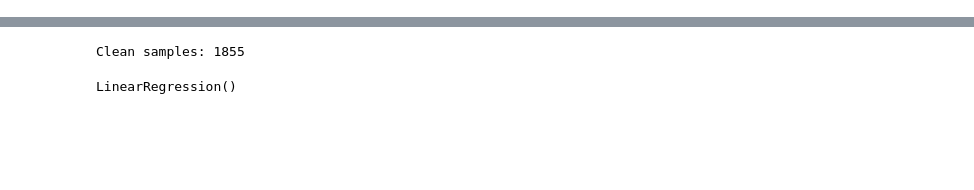
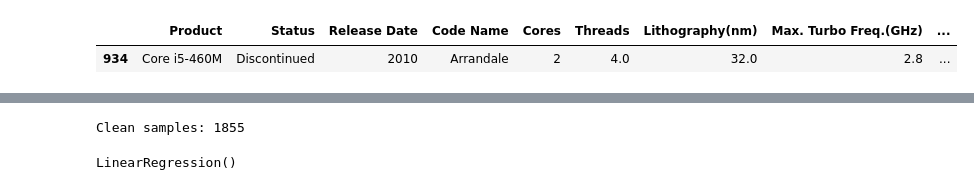
Before and after one commit to Fe4rlessCloak/CPU-Clock-Speed-Prediction, a Jupyter notebook: model/test.ipynb, the cells around one changed output, grey strips where cells are left out. Saved outputs shown, nothing was run; the diff lists cells and outputs as text; code cells hidden in the pictures; blank space fills up the shorter version.

```diff
--- a/model/test.ipynb
+++ b/model/test.ipynb
@@ -22,0 +55,28 @@ csv_files = [
+# %%
+# Read each file and collect the DataFrames
+frames = []
+for f in csv_files:
+    print(f"Loading {f.name} ...")
+    df = pd.read_csv(f)
+    family = f.stem.split("-")[0]
+    # "Core-Processors-1.8" → "Core"
+    # "Core-Ultra-Processors-1.10" → "Core-Ultra"
+    df["Vertical Segment"] = family
+    frames.append(df)
+
+
+
+family_map = {
+    "Atom": "Atom", "Celeron": "Celeron", "Core": "Core",
+    "CoreUltra": "Core Ultra", "Intel": "Intel",
+    "Pentium": "Pentium", "Xeon": "Xeon"
+}
+
+
+df = pd.concat(frames, ignore_index=True)
+df["Release Date"] = df["Release Date"].str[-2:].astype(int) + 2000
+df["Power Tier"] = df["Product"].apply(classify_suffix)
+print(df["Power Tier"].value_counts())
+
+
+print(df.dtypes)
@@ -23 +101,6 @@ csv_files = [
+# %%
+df.sample()
+# %% [output]
+|  | Product | Status | Release Date | Code Name | Cores | Threads | Lithography(nm) | Max. Turbo Freq.(GHz) | ... |
+| 934 | Core i5-460M | Discontinued | 2010 | Arrandale | 2 | 4.0 | 32.0 | 2.8 | ... |
 # %%
```
Also changed, not shown: parts of 8 cells of this notebook, 1 other file.
